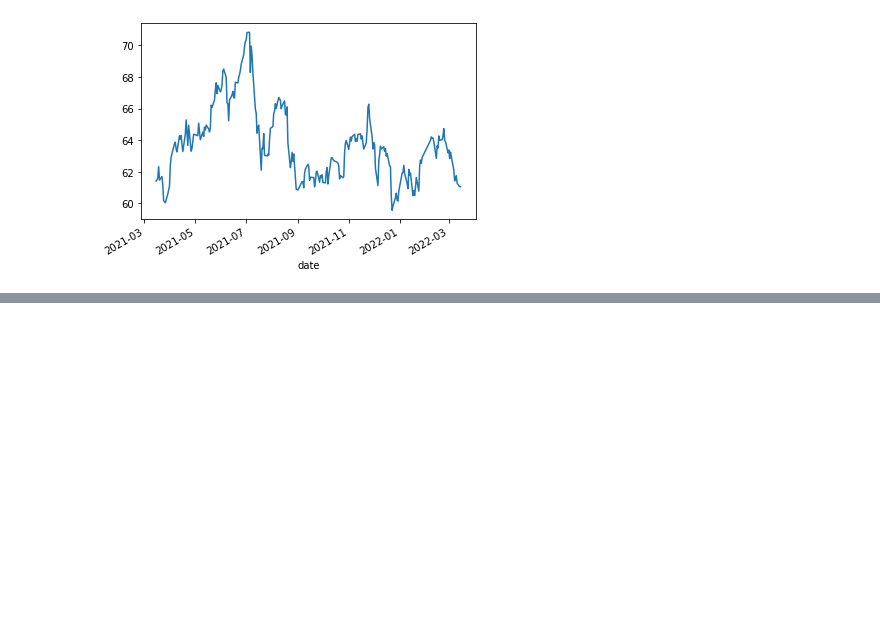
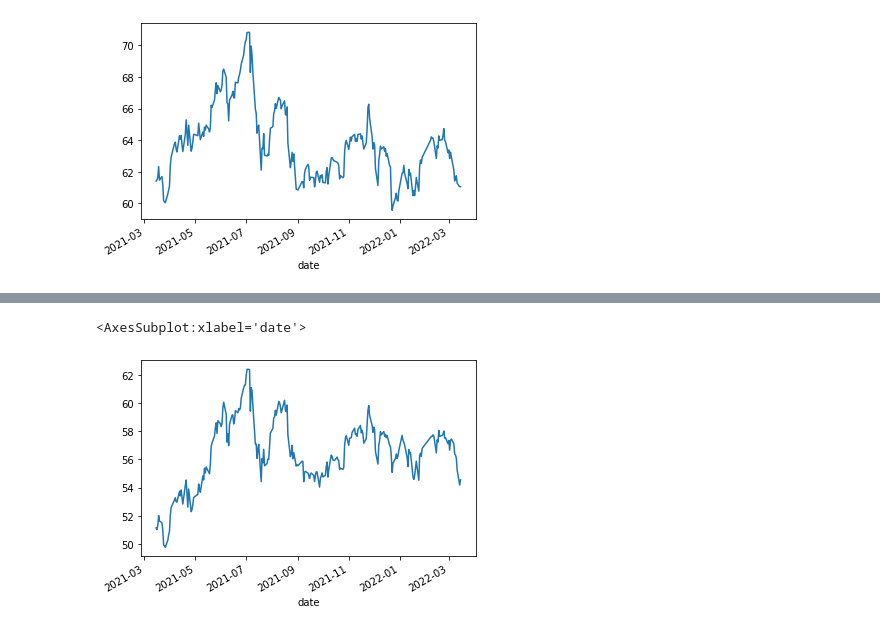
Before and after one commit to Vinh-Phu/Stock-Market-Analytics, a Jupyter notebook: VN30.ipynb, the cells around one changed output, grey strips where cells are left out. Saved outputs shown, nothing was run; the diff lists cells and outputs as text; code cells hidden in the pictures; blank space fills up the shorter version.

```diff
--- a/VN30.ipynb
+++ b/VN30.ipynb
@@ -183,0 +193,3 @@ weights = abs(MyPC1)/sum(abs(MyPC1))
+# %%
+profit =  (closePrice / closePrice.shift(1) ) - 1
+profit.head()
@@ -183,0 +206,2 @@ weights = abs(MyPC1)/sum(abs(MyPC1))
+# %%
+pca = PCA(1).fit(profit.fillna(0))
@@ -183,0 +217,4 @@ weights = abs(MyPC1)/sum(abs(MyPC1))
+# %%
+pc1 = pd.Series(index=profit.columns, data=pca.components_[0])
+print(pc1)
+pc1.shape
@@ -183,0 +240,3 @@ weights = abs(MyPC1)/sum(abs(MyPC1))
+# %%
+weights = abs(pc1)/sum(abs(pc1))
+weights
@@ -183,0 +261,5 @@ weights = abs(MyPC1)/sum(abs(MyPC1))
+# %%
+(weights*closePrice).sum(1).plot()
+# %% [output]
+<AxesSubplot:xlabel='date'>
+[figure, added]
```
Also changed, not shown: parts of 11 cells of this notebook.
